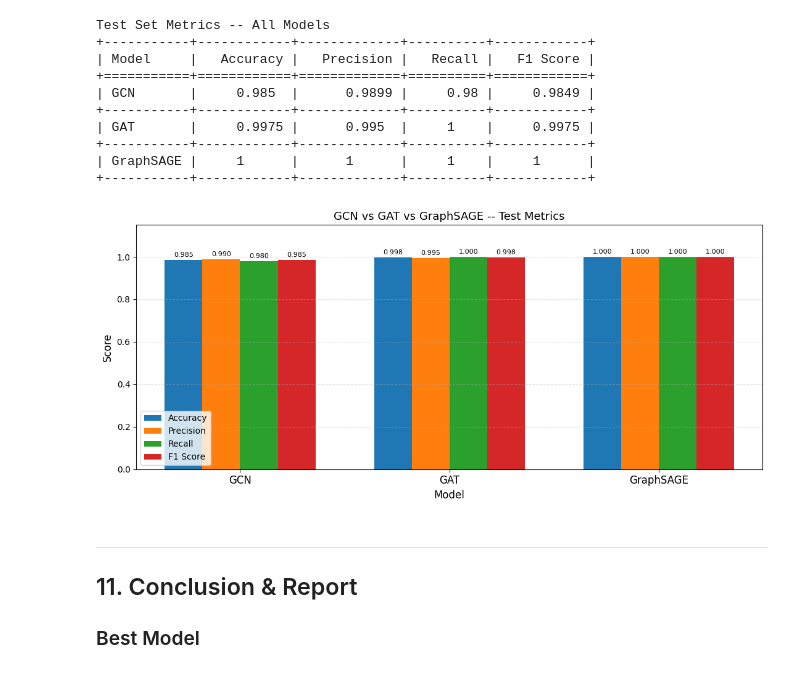
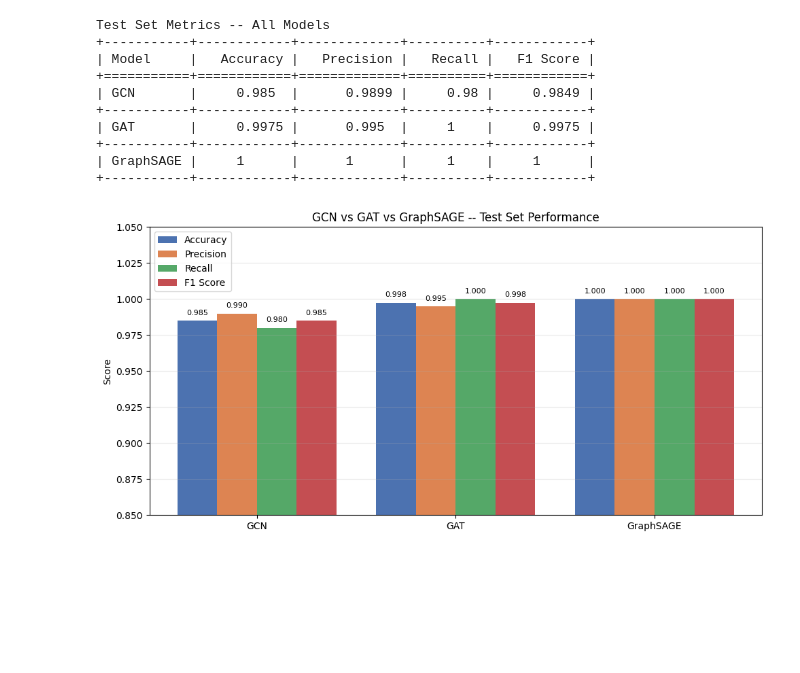
Before and after one commit to saideepaksana/Fraud-Analytics, a Jupyter notebook: Assignment1/GNN_Assignment_Final.ipynb, the cells around one changed output. Cells and saved outputs as stored; diff of their text form; code cells hidden in the pictures; blank space fills up the shorter version.

```diff
--- a/Assignment1/GNN_Assignment_Final.ipynb
+++ b/Assignment1/GNN_Assignment_Final.ipynb
@@ -551,5 +580,6 @@ Training GAT...
 # %%
-gat_acc, gat_prec, gat_rec, gat_f1 = print_metrics('GAT', gat_model, data)
+gat_acc, gat_prec, gat_rec, gat_f1, gat_labels, gat_preds = print_metrics('GAT', gat_model, data)
+plot_confusion_matrix(gat_labels, gat_preds, 'GAT')
 # %% [output]
 ====================================================
   GAT -- Test Set Results
@@ -588,7 +621,7 @@ Aggregation used: **mean** (simple, effective, no extra parameters).
 class GraphSAGE(nn.Module):
     """3-layer GraphSAGE with mean neighbour aggregation."""
 
-    def __init__(self, in_channels, hidden_channels, out_channels, dropout=0.3):
+    def __init__(self, in_channels, hidden_channels, out_channels, dropout=0.5):
         super().__init__()
         self.conv1   = SAGEConv(in_channels,     hidden_channels, aggr='mean')
         self.conv2   = SAGEConv(hidden_channels, hidden_channels, aggr='mean')
@@ -607,15 +640,17 @@ print("GraphSAGE class defined.")
 # %% [output]
 GraphSAGE class defined.
 # %%
+torch.manual_seed(SEED)  # ensure reproducible weight initialization
+
 sage_model = GraphSAGE(
     in_channels     = data.num_node_features,
-    hidden_channels = 128,
+    hidden_channels = 64,
     out_channels    = num_classes,
-    dropout         = 0.3,
+    dropout         = 0.5,
 ).to(DEVICE)
 
 sage_optimizer = torch.optim.Adam(
-    sage_model.parameters(), lr=0.005, weight_decay=1e-4
+    sage_model.parameters(), lr=0.005, weight_decay=5e-4
 )
 
 print(f"GraphSAGE parameters: {sum(p.numel() for p in sage_model.parameters()):,}")
@@ -635,5 +670,6 @@ Training GraphSAGE...
 # %%
-sage_acc, sage_prec, sage_rec, sage_f1 = print_metrics('GraphSAGE', sage_model, data)
+sage_acc, sage_prec, sage_rec, sage_f1, sage_labels, sage_preds = print_metrics('GraphSAGE', sage_model, data)
+plot_confusion_matrix(sage_labels, sage_preds, 'GraphSAGE')
 # %% [output]
 ====================================================
   GraphSAGE -- Test Set Results
@@ -678,41 +715,36 @@ Test Set Metrics -- All Models
 | GraphSAGE |     1      |      1      |     1    |     1      |
 +-----------+------------+-------------+----------+------------+
 # %%
-model_names = ['GCN', 'GAT', 'GraphSAGE']
-metrics_data = {
-    'Accuracy' : [gcn_acc,  gat_acc,  sage_acc],
+# Bar chart comparison
+models     = ['GCN', 'GAT', 'GraphSAGE']
+metrics    = {
+    'Accuracy':  [gcn_acc,  gat_acc,  sage_acc],
     'Precision': [gcn_prec, gat_prec, sage_prec],
-    'Recall'   : [gcn_rec,  gat_rec,  sage_rec],
-    'F1 Score' : [gcn_f1,   gat_f1,   sage_f1],
+    'Recall':    [gcn_rec,  gat_rec,  sage_rec],
+    'F1 Score':  [gcn_f1,  gat_f1,  sage_f1],
 }
 
-x     = np.arange(len(model_names))
-width = 0.18
-fig, ax = plt.subplots(figsize=(11, 5))
+x      = np.arange(len(models))
+width  = 0.2
+colors = ['#4C72B0', '#DD8452', '#55A868', '#C44E52']
 
-for i, (metric, values) in enumerate(metrics_data.items()):
-    offset = (i - 1.5) * width
-    bars   = ax.bar(x + offset, values, width, label=metric)
-    for bar, val in zip(bars, values):
+fig, ax = plt.subplots(figsize=(10, 5))
+for i, (metric_name, vals) in enumerate(metrics.items()):
+    bars = ax.bar(x + i * width, vals, width, label=metric_name, color=colors[i])
+    for bar in bars:
         ax.text(bar.get_x() + bar.get_width() / 2,
-                bar.get_height() + 0.008,
-                f"{val:.3f}",
+                bar.get_height() + 0.003,
+                f'{bar.get_height():.3f}',
                 ha='center', va='bottom', fontsize=8)
 
-ax.set_xlabel('Model', fontsize=12)
-ax.set_ylabel('Score', fontsize=12)
-ax.set_title('GCN vs GAT vs GraphSAGE -- Test Metrics', fontsize=13)
-ax.set_xticks(x)
-ax.set_xticklabels(model_names, fontsize=12)
-ax.set_ylim(0, 1.15)
-ax.legend(fontsize=10)
-ax.grid(axis='y', linestyle='--', alpha=0.4)
+ax.set_xticks(x + width * 1.5)
+ax.set_xticklabels(models)
+ax.set_ylim(0.85, 1.05)
+ax.set_ylabel('Score')
+ax.set_title('GCN vs GAT vs GraphSAGE -- Test Set Performance')
+ax.legend()
+ax.grid(axis='y', alpha=0.3)
 plt.tight_layout()
 plt.show()
 # %% [output]
-[figure, old version]
+[figure, new version]
-# %% [markdown]
----
-## 11. Conclusion & Report
-
-### Best Model
```
Also changed, not shown: parts of 19 cells of this notebook.
